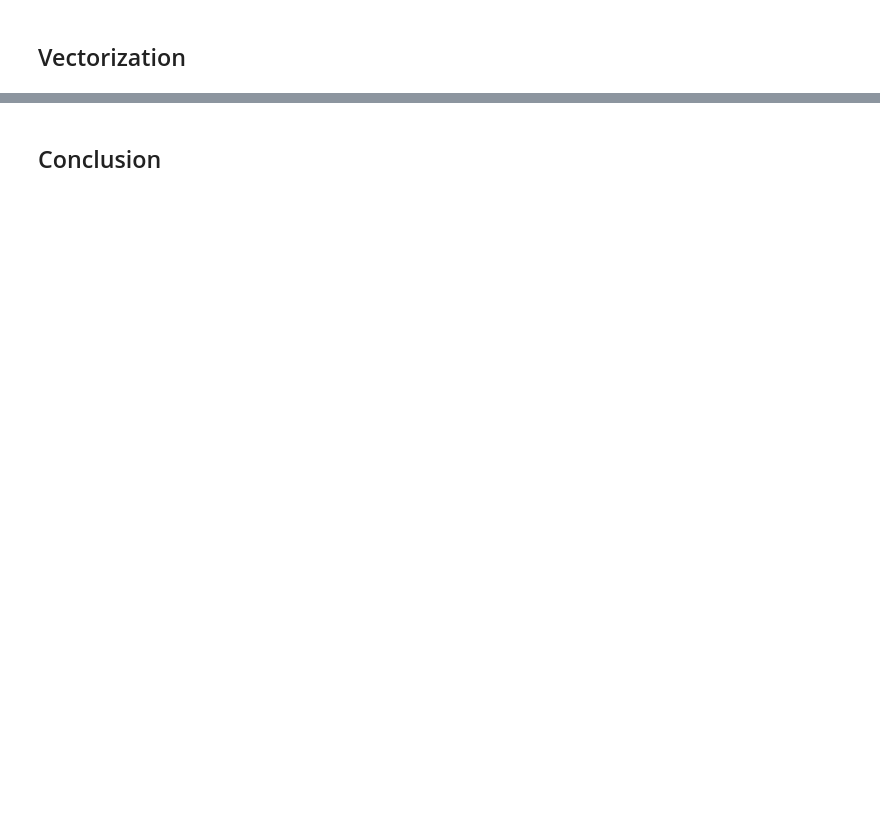
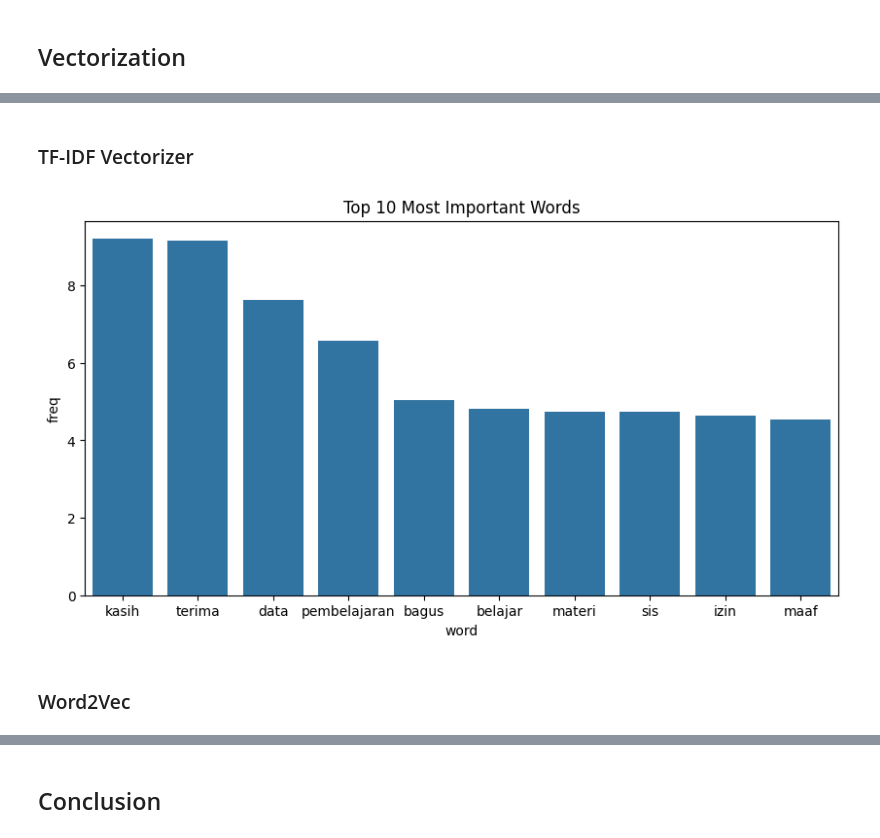
Before and after one commit to GilbertKrantz/Youtube-Comment-Text-Scraping, a Jupyter notebook: Youtube_Scraping.ipynb, the cells around one changed output, grey strips where cells are left out. Cells and saved outputs as stored; diff of their text form; code cells hidden in the pictures; blank space fills up the shorter version.

```diff
--- a/Youtube_Scraping.ipynb
+++ b/Youtube_Scraping.ipynb
@@ -44,0 +259,23 @@ Video_link = [
+# %% [markdown]
+### TF-IDF Vectorizer
+# %%
+from sklearn.feature_extraction.text import TfidfVectorizer
+
+tfidf = TfidfVectorizer()
+
+X = tfidf.fit_transform(preprocessed_df['comments'])
+
+word_freq = dict(zip(tfidf.get_feature_names_out(), np.asarray(X.sum(axis=0)).ravel()))
+
+word_counter = Counter(word_freq)
+
+word_counter_df = pd.DataFrame(word_counter.most_common(10), columns=['word', 'freq'])
+
+plt.figure(figsize=(10, 5))
+sns.barplot(x='word', y='freq', data=word_counter_df)
+plt.title('Top 10 Most Important Words')
+plt.show()
+# %% [output]
+[figure, added]
+# %% [markdown]
+### Word2Vec
```
Also changed, not shown: parts of 47 cells of this notebook, 3 other files.
